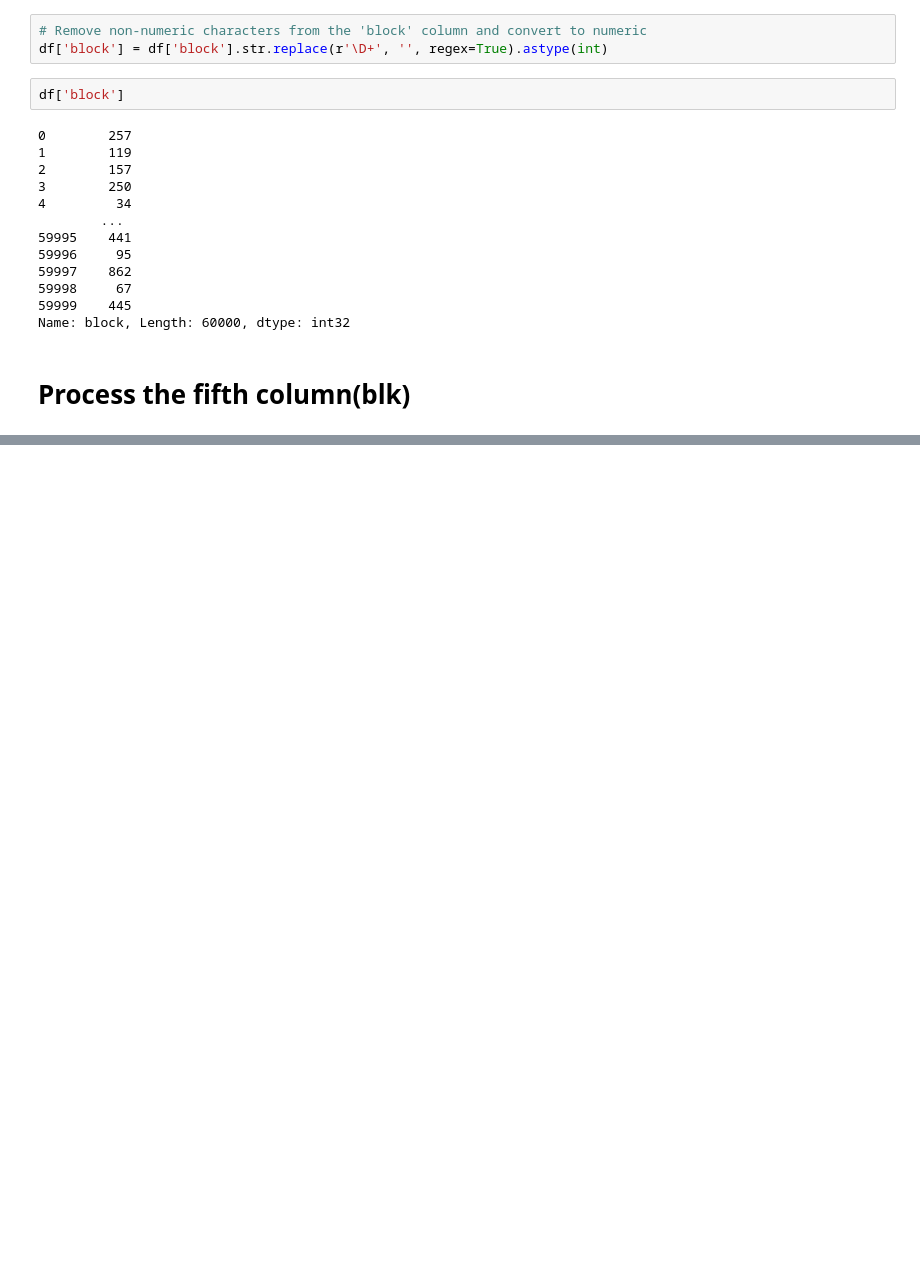
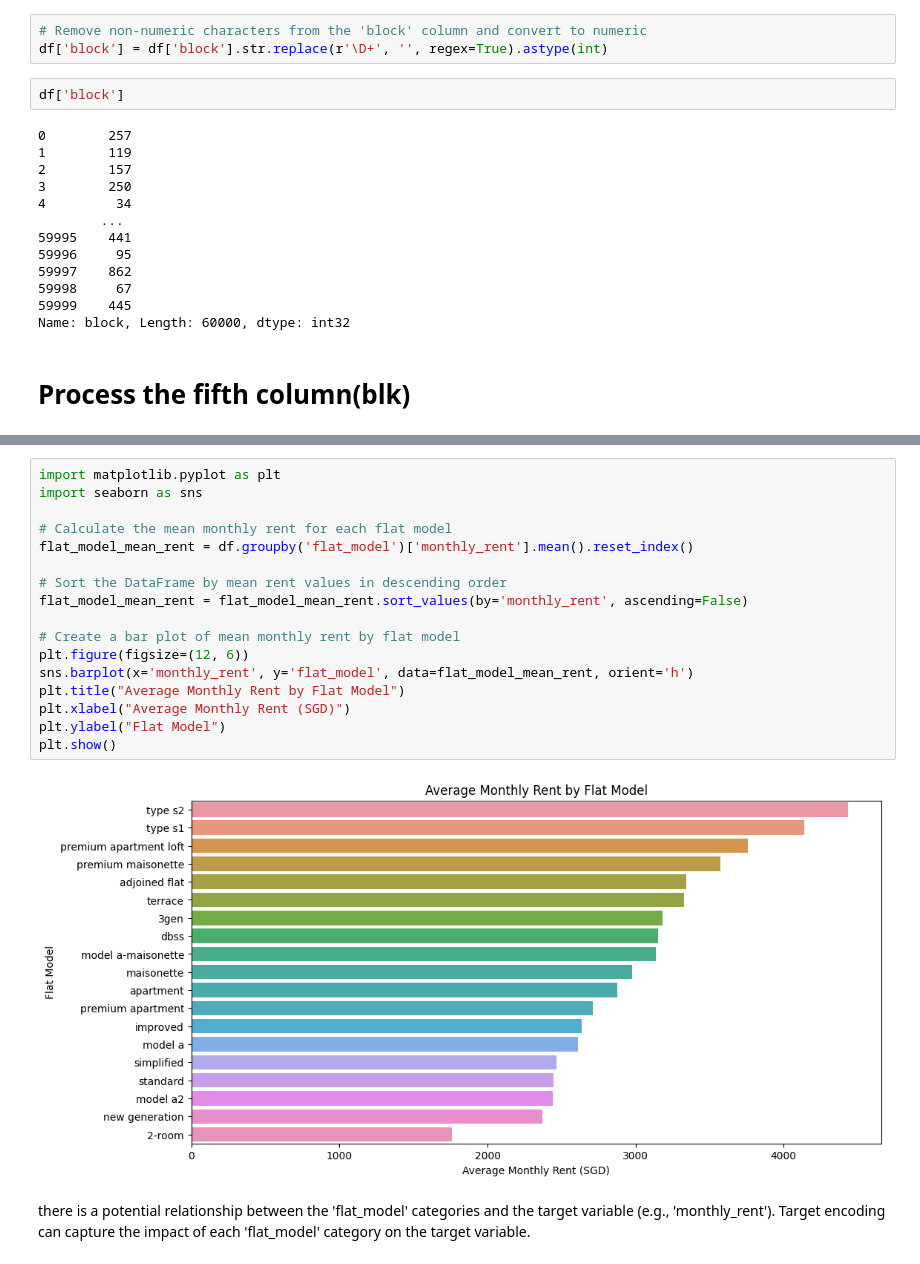
Before and after one commit to MesKieran/8225SC-group007, a Jupyter notebook: EDA by WuXiangjieakang.ipynb, the cells around one changed output, grey strips where cells are left out. Cells and saved outputs as stored; diff of their text form; blank space fills up the shorter version.

```diff
--- a/EDA by WuXiangjieakang.ipynb
+++ b/EDA by WuXiangjieakang.ipynb
@@ -257,0 +310,21 @@ plt.show()
+# %%
+import matplotlib.pyplot as plt
+import seaborn as sns
+
+# Calculate the mean monthly rent for each flat model
+flat_model_mean_rent = df.groupby('flat_model')['monthly_rent'].mean().reset_index()
+
+# Sort the DataFrame by mean rent values in descending order
+flat_model_mean_rent = flat_model_mean_rent.sort_values(by='monthly_rent', ascending=False)
+
+# Create a bar plot of mean monthly rent by flat model
+plt.figure(figsize=(12, 6))
+sns.barplot(x='monthly_rent', y='flat_model', data=flat_model_mean_rent, orient='h')
+plt.title("Average Monthly Rent by Flat Model")
+plt.xlabel("Average Monthly Rent (SGD)")
+plt.ylabel("Flat Model")
+plt.show()
+# %% [output]
+[figure, added]
+# %% [markdown]
+there is a potential relationship between the 'flat_model' categories and the target variable (e.g., 'monthly_rent'). Target encoding can capture the impact of each 'flat_model' category on the target variable.
```
Also changed, not shown: parts of 17 cells of this notebook.
